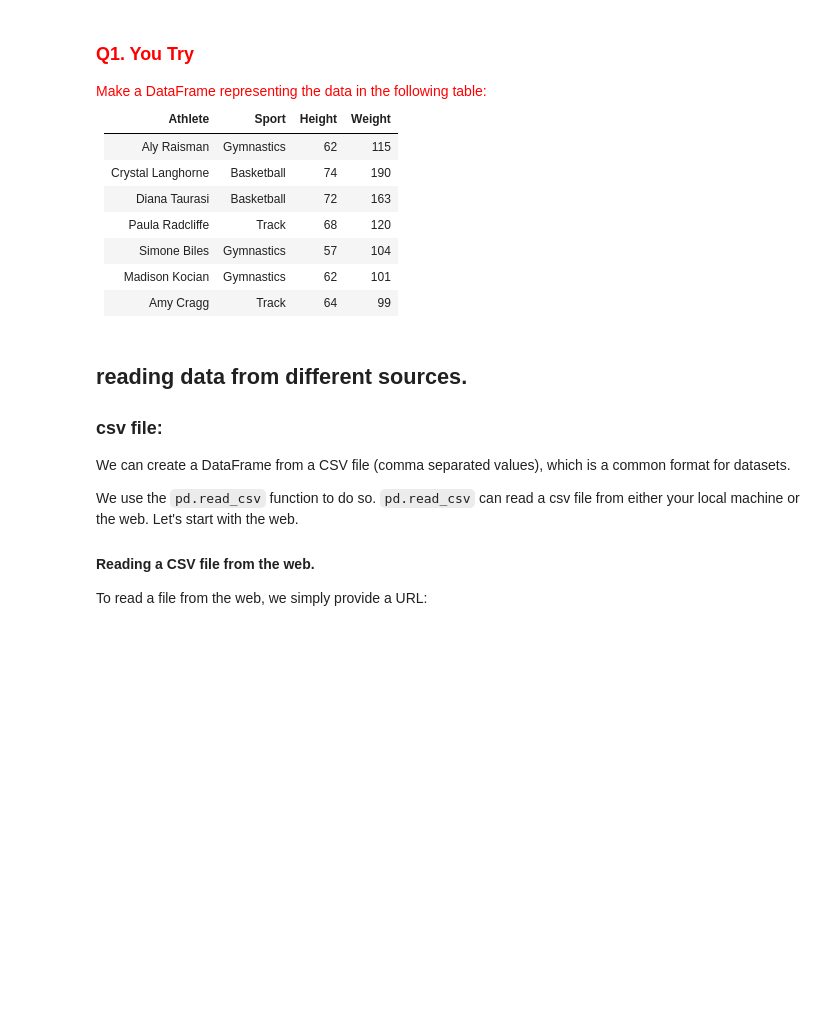
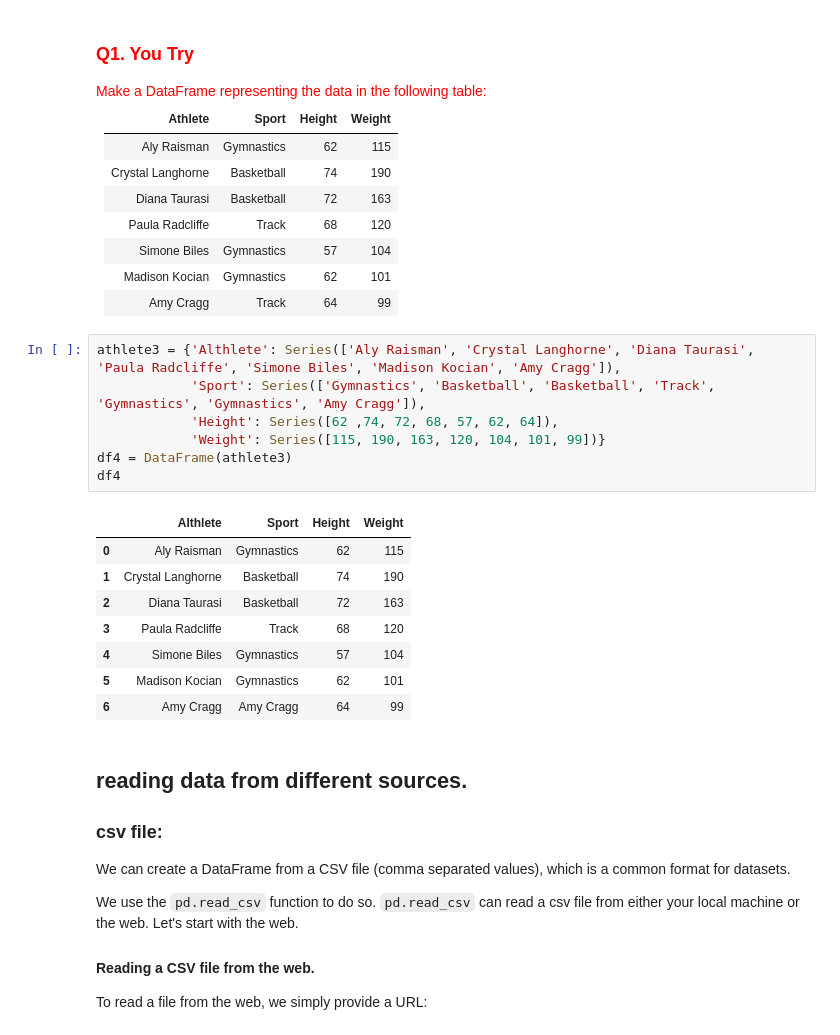
Before and after one commit to brianharnish/cs419, a Jupyter notebook: labs/brian_pandas.ipynb, the cells around one changed output. Cells and saved outputs as stored; diff of their text form; blank space fills up the shorter version.

```diff
--- a/labs/brian_pandas.ipynb
+++ b/labs/brian_pandas.ipynb
@@ -191,6 +196,22 @@ Paula Radcliffe	| Track	| 68 |	120
 Simone Biles | Gymnastics | 57 | 104
 Madison Kocian | Gymnastics |62 | 101
 Amy Cragg |Track | 64 | 99
+# %%
+athlete3 = {'Althlete': Series(['Aly Raisman', 'Crystal Langhorne', 'Diana Taurasi', 'Paula Radcliffe', 'Simone Biles', 'Madison Kocian', 'Amy Cragg']),
+            'Sport': Series(['Gymnastics', 'Basketball', 'Basketball', 'Track', 'Gymnastics', 'Gymnastics', 'Amy Cragg']),
+            'Height': Series([62 ,74, 72, 68, 57, 62, 64]),
+            'Weight': Series([115, 190, 163, 120, 104, 101, 99])}
+df4 = DataFrame(athlete3)
+df4
+# %% [output]
+|  | Althlete | Sport | Height | Weight |
+| 0 | Aly Raisman | Gymnastics | 62 | 115 |
+| 1 | Crystal Langhorne | Basketball | 74 | 190 |
+| 2 | Diana Taurasi | Basketball | 72 | 163 |
+| 3 | Paula Radcliffe | Track | 68 | 120 |
+| 4 | Simone Biles | Gymnastics | 57 | 104 |
+| 5 | Madison Kocian | Gymnastics | 62 | 101 |
+| 6 | Amy Cragg | Amy Cragg | 64 | 99 |
 # %% [markdown]
 ## reading data from different sources.
 ### csv file:
```
Also changed, not shown: parts of 7 cells of this notebook.
